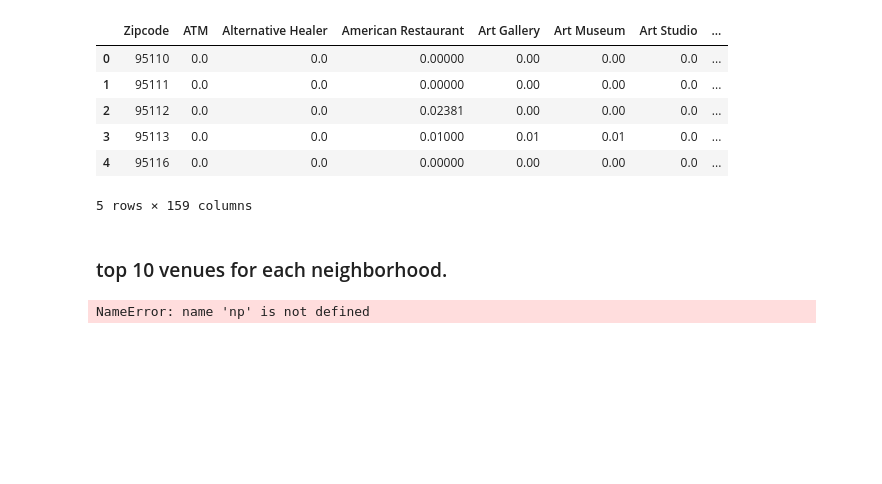
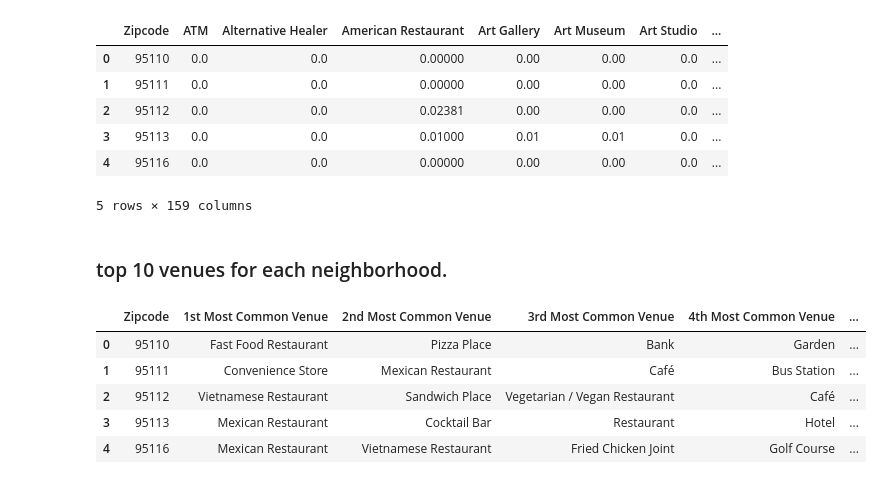
Before and after one commit to ztk007/Coursera_Capstone, a Jupyter notebook: Applied Data Science Capstone Week 4 and 5.ipynb, the cells around one changed output. Saved outputs shown, nothing was run; the diff lists cells and outputs as text; code cells hidden in the pictures; blank space fills up the shorter version.

```diff
--- a/Applied Data Science Capstone Week 4 and 5.ipynb
+++ b/Applied Data Science Capstone Week 4 and 5.ipynb
@@ -290,23 +336,28 @@ def return_most_common_venues(row, num_top_venues):
 # %%
 num_top_venues = 10
 
 indicators = ['st', 'nd', 'rd']
 
 # create columns according to number of top venues
-columns = ['Neighborhood']
+columns = ['Zipcode']
 for ind in np.arange(num_top_venues):
     try:
         columns.append('{}{} Most Common Venue'.format(ind+1, indicators[ind]))
     except:
         columns.append('{}th Most Common Venue'.format(ind+1))
 
 # create a new dataframe
-neighborhoods_venues_sorted = pd.DataFrame(columns=columns)
-neighborhoods_venues_sorted['Neighborhood'] = toronto_grouped['Neighborhood']
+zipcodes_venues_sorted = pd.DataFrame(columns=columns)
+zipcodes_venues_sorted['Zipcode'] = df_grouped['Zipcode']
 
-for ind in np.arange(toronto_grouped.shape[0]):
-    neighborhoods_venues_sorted.iloc[ind, 1:] = return_most_common_venues(toronto_grouped.iloc[ind, :], num_top_venues)
+for ind in np.arange(df_grouped.shape[0]):
+    zipcodes_venues_sorted.iloc[ind, 1:] = return_most_common_venues(df_grouped.iloc[ind, :], num_top_venues)
 
-neighborhoods_venues_sorted.head()
+zipcodes_venues_sorted.head()
 # %% [output]
-NameError: name 'np' is not defined
+|  | Zipcode | 1st Most Common Venue | 2nd Most Common Venue | 3rd Most Common Venue | 4th Most Common Venue | ... |
+| 0 | 95110 | Fast Food Restaurant | Pizza Place | Bank | Garden | ... |
+| 1 | 95111 | Convenience Store | Mexican Restaurant | Café | Bus Station | ... |
+| 2 | 95112 | Vietnamese Restaurant | Sandwich Place | Vegetarian / Vegan Restaurant | Café | ... |
+| 3 | 95113 | Mexican Restaurant | Cocktail Bar | Restaurant | Hotel | ... |
+| 4 | 95116 | Mexican Restaurant | Vietnamese Restaurant | Fried Chicken Joint | Golf Course | ... |
```
Also changed, not shown: parts of 12 cells of this notebook.
